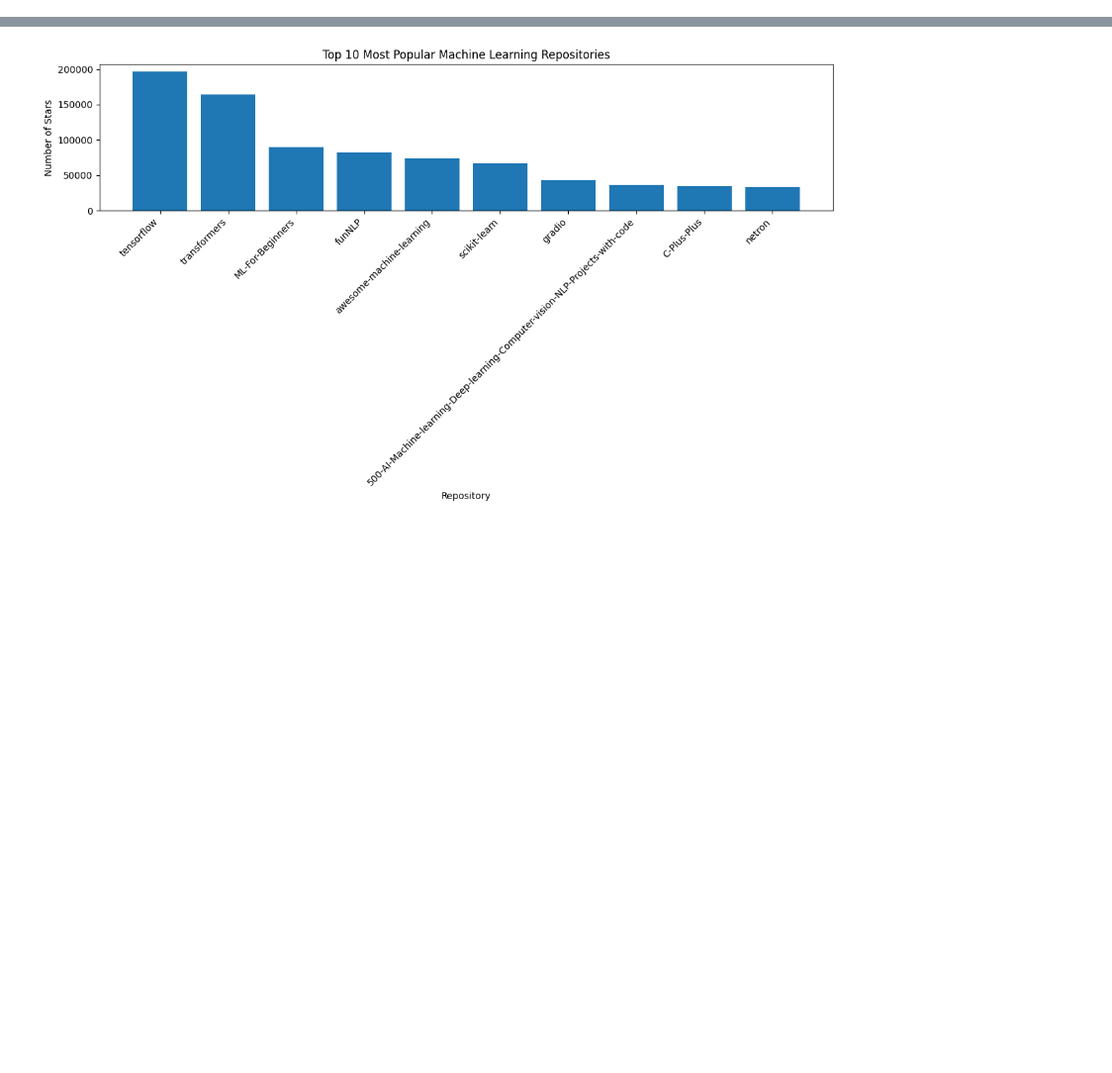
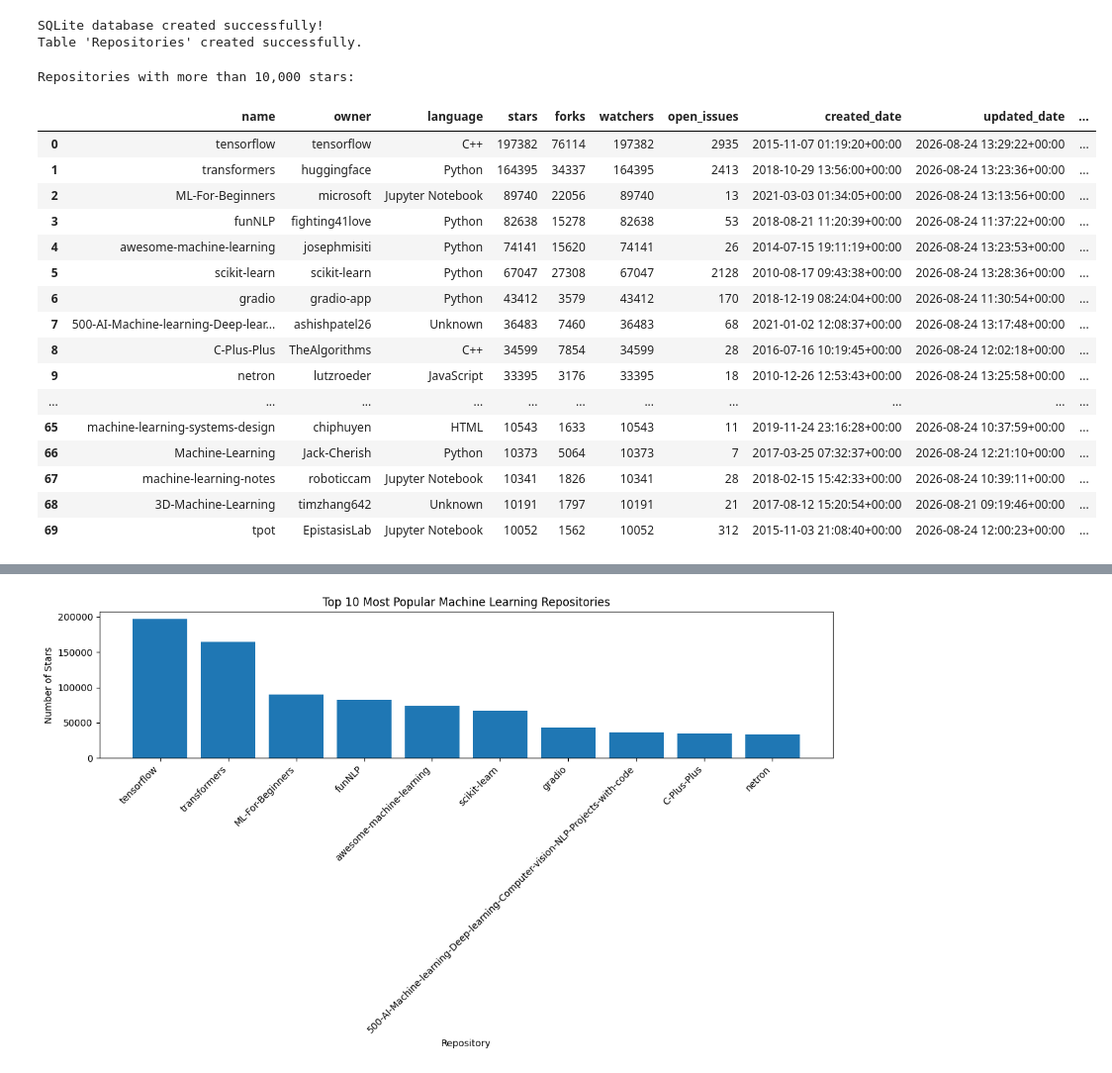
Before and after one commit to MazenAmmar877/github-ml-analysis, a Jupyter notebook: lv3_finalProject_2_Mazen_DECI4_S_418272.ipynb, the cells around one changed output, grey strips where cells are left out. Shown at 99% size. Cells and saved outputs as stored; diff of their text form; code cells hidden in the pictures; blank space fills up the shorter version.

Commit message:
Complete GitHub data analysis project

```diff
--- a/lv3_finalProject_2_Mazen_DECI4_S_418272.ipynb
+++ b/lv3_finalProject_2_Mazen_DECI4_S_418272.ipynb
@@ -606,0 +12,6 @@ VISUALIZATIONS
+# %%
+# Display Settings
+pd.set_option("display.max_columns", None)
+pd.set_option("display.max_rows", 100)
+
+print("All libraries imported successfully!")
@@ -606,0 +337,14 @@ VISUALIZATIONS
+# %%
+# Store DataFrame in SQLite
+df.to_sql(
+    "Repositories",
+    connection,
+    if_exists="replace",
+    index=False
+)
+
+print("SQLite database created successfully!")
+print("Table 'Repositories' created successfully.")
+# %% [output]
+SQLite database created successfully!
+Table 'Repositories' created successfully.
@@ -606,0 +356,33 @@ VISUALIZATIONS
+# %%
+query_stars = """
+SELECT *
+FROM Repositories
+WHERE stars > 10000;
+"""
+
+result_stars = pd.read_sql_query(
+    query_stars,
+    connection
+)
+
+print("Repositories with more than 10,000 stars:")
+display(result_stars)
+# %% [output]
+Repositories with more than 10,000 stars:
+|  | name | owner | language | stars | forks | watchers | open_issues | created_date | updated_date | ... |
+| 0 | tensorflow | tensorflow | C++ | 197382 | 76114 | 197382 | 2935 | 2015-11-07 01:19:20+00:00 | 2026-08-24 13:29:22+00:00 | ... |
+| 1 | transformers | huggingface | Python | 164395 | 34337 | 164395 | 2413 | 2018-10-29 13:56:00+00:00 | 2026-08-24 13:23:36+00:00 | ... |
+| 2 | ML-For-Beginners | microsoft | Jupyter Notebook | 89740 | 22056 | 89740 | 13 | 2021-03-03 01:34:05+00:00 | 2026-08-24 13:13:56+00:00 | ... |
+| 3 | funNLP | fighting41love | Python | 82638 | 15278 | 82638 | 53 | 2018-08-21 11:20:39+00:00 | 2026-08-24 11:37:22+00:00 | ... |
+| 4 | awesome-machine-learning | josephmisiti | Python | 74141 | 15620 | 74141 | 26 | 2014-07-15 19:11:19+00:00 | 2026-08-24 13:23:53+00:00 | ... |
+| 5 | scikit-learn | scikit-learn | Python | 67047 | 27308 | 67047 | 2128 | 2010-08-17 09:43:38+00:00 | 2026-08-24 13:28:36+00:00 | ... |
+| 6 | gradio | gradio-app | Python | 43412 | 3579 | 43412 | 170 | 2018-12-19 08:24:04+00:00 | 2026-08-24 11:30:54+00:00 | ... |
+| 7 | 500-AI-Machine-learning-Deep-lear... | ashishpatel26 | Unknown | 36483 | 7460 | 36483 | 68 | 2021-01-02 12:08:37+00:00 | 2026-08-24 13:17:48+00:00 | ... |
+| 8 | C-Plus-Plus | TheAlgorithms | C++ | 34599 | 7854 | 34599 | 28 | 2016-07-16 10:19:45+00:00 | 2026-08-24 12:02:18+00:00 | ... |
+| 9 | netron | lutzroeder | JavaScript | 33395 | 3176 | 33395 | 18 | 2010-12-26 12:53:43+00:00 | 2026-08-24 13:25:58+00:00 | ... |
+| ... | ... | ... | ... | ... | ... | ... | ... | ... | ... | ... |
+| 65 | machine-learning-systems-design | chiphuyen | HTML | 10543 | 1633 | 10543 | 11 | 2019-11-24 23:16:28+00:00 | 2026-08-24 10:37:59+00:00 | ... |
+| 66 | Machine-Learning | Jack-Cherish | Python | 10373 | 5064 | 10373 | 7 | 2017-03-25 07:32:37+00:00 | 2026-08-24 12:21:10+00:00 | ... |
+| 67 | machine-learning-notes | roboticcam | Jupyter Notebook | 10341 | 1826 | 10341 | 28 | 2018-02-15 15:42:33+00:00 | 2026-08-24 10:39:11+00:00 | ... |
+| 68 | 3D-Machine-Learning | timzhang642 | Unknown | 10191 | 1797 | 10191 | 21 | 2017-08-12 15:20:54+00:00 | 2026-08-21 09:19:46+00:00 | ... |
+| 69 | tpot | EpistasisLab | Jupyter Notebook | 10052 | 1562 | 10052 | 312 | 2015-11-03 21:08:40+00:00 | 2026-08-24 12:00:23+00:00 | ... |
```
Also changed, not shown: parts of 123 cells of this notebook, 2 other files.
